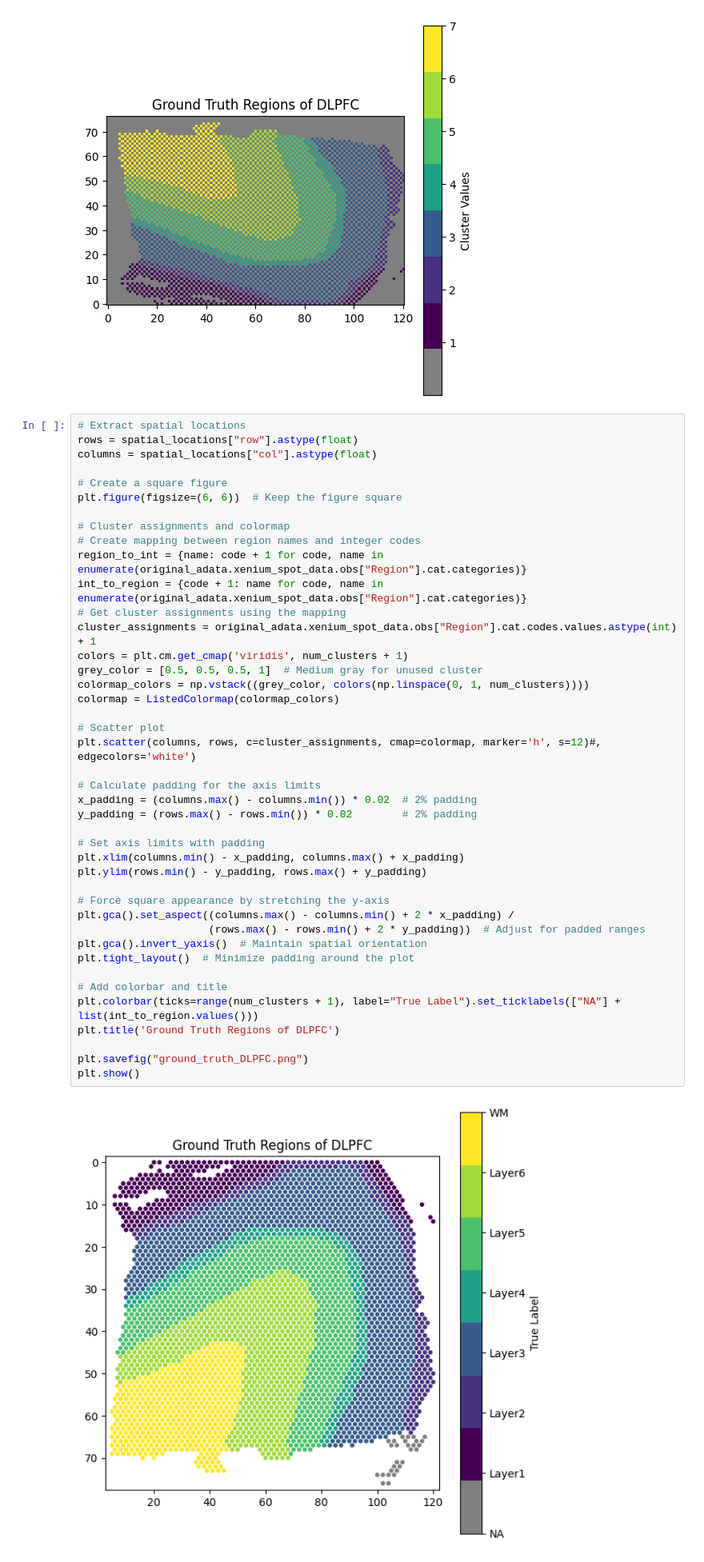
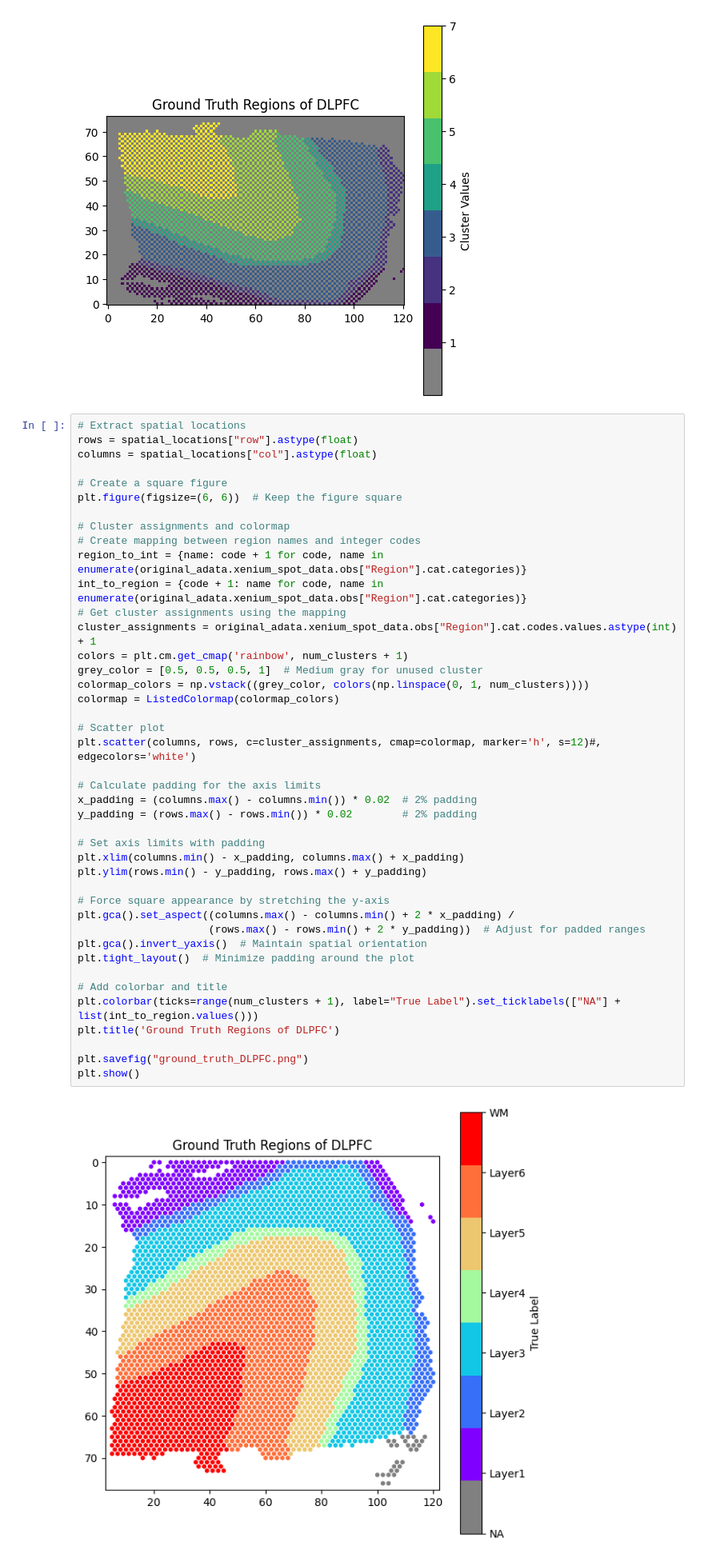
Before and after one commit to prob-ml/xennf, a Jupyter notebook: nf/scratch/dlpfc.ipynb, the cells around one changed output. Shown at 80% size. Cells and saved outputs as stored; diff of their text form.

```diff
--- a/nf/scratch/dlpfc.ipynb
+++ b/nf/scratch/dlpfc.ipynb
@@ -102,36 +102,36 @@ region_to_int = {name: code + 1 for code, name in enumerate(original_adata.xeniu
 int_to_region = {code + 1: name for code, name in enumerate(original_adata.xenium_spot_data.obs["Region"].cat.categories)}
 # Get cluster assignments using the mapping
 cluster_assignments = original_adata.xenium_spot_data.obs["Region"].cat.codes.values.astype(int) + 1
-colors = plt.cm.get_cmap('viridis', num_clusters + 1)
+colors = plt.cm.get_cmap('rainbow', num_clusters + 1)
 grey_color = [0.5, 0.5, 0.5, 1]  # Medium gray for unused cluster
 colormap_colors = np.vstack((grey_color, colors(np.linspace(0, 1, num_clusters))))
 colormap = ListedColormap(colormap_colors)
 
 # Scatter plot
 plt.scatter(columns, rows, c=cluster_assignments, cmap=colormap, marker='h', s=12)#, edgecolors='white')
 
 # Calculate padding for the axis limits
 x_padding = (columns.max() - columns.min()) * 0.02  # 2% padding
 y_padding = (rows.max() - rows.min()) * 0.02        # 2% padding
 
 # Set axis limits with padding
 plt.xlim(columns.min() - x_padding, columns.max() + x_padding)
 plt.ylim(rows.min() - y_padding, rows.max() + y_padding)
 
 # Force square appearance by stretching the y-axis
 plt.gca().set_aspect((columns.max() - columns.min() + 2 * x_padding) /
                      (rows.max() - rows.min() + 2 * y_padding))  # Adjust for padded ranges
 plt.gca().invert_yaxis()  # Maintain spatial orientation
 plt.tight_layout()  # Minimize padding around the plot
 
 # Add colorbar and title
 plt.colorbar(ticks=range(num_clusters + 1), label="True Label").set_ticklabels(["NA"] + list(int_to_region.values()))
 plt.title('Ground Truth Regions of DLPFC')
 
 plt.savefig("ground_truth_DLPFC.png")
 plt.show()
 # %% [output]
-[figure, old version]
+[figure, new version]
 # %%
 original_adata.xenium_spot_data.obsm["X_pca"].std(axis=0)
 # %% [output]
```
Also changed, not shown: parts of 2 cells of this notebook, 9 other files.
